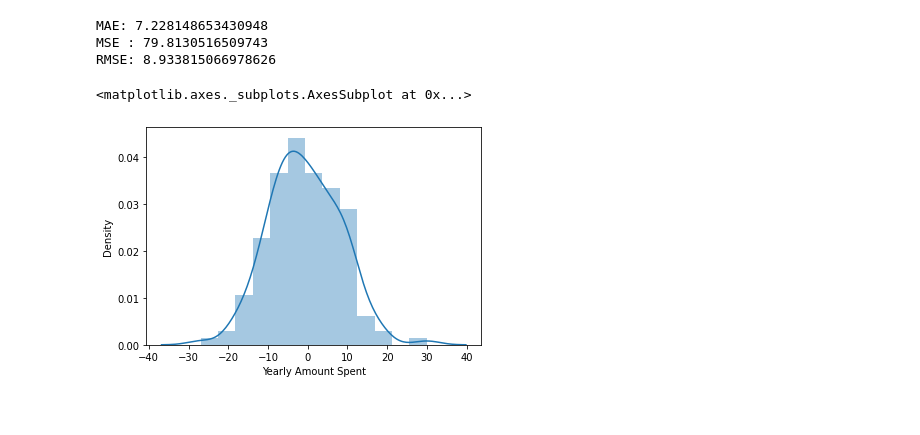
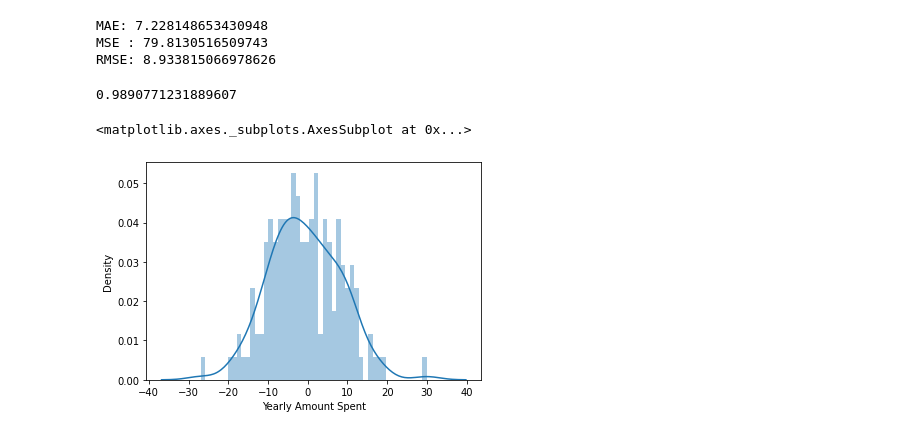
Before and after one commit to lovepreetmultani/python, a Jupyter notebook: Linear_regression.ipynb, the cells around one changed output. Cells and saved outputs as stored; diff of their text form; code cells hidden in the pictures.

```diff
--- a/Linear_regression.ipynb
+++ b/Linear_regression.ipynb
@@ -292,8 +292,12 @@ print('RMSE:', np.sqrt(metrics.mean_squared_error(y_test, prediction)))
 MAE: 7.228148653430948
 MSE : 79.8130516509743
 RMSE: 8.933815066978626
+# %%
+metrics.explained_variance_score(y_test,prediction) # R2 value our model
+# %% [output]
+0.9890771231889607
 # %%
-sns.distplot((y_test-prediction))
+sns.distplot((y_test-prediction),bins=50)
 # %% [output]
 <matplotlib.axes._subplots.AxesSubplot at 0x...>
-[figure, old version]
+[figure, new version]
```
Also changed, not shown: parts of 1 cell of this notebook.
